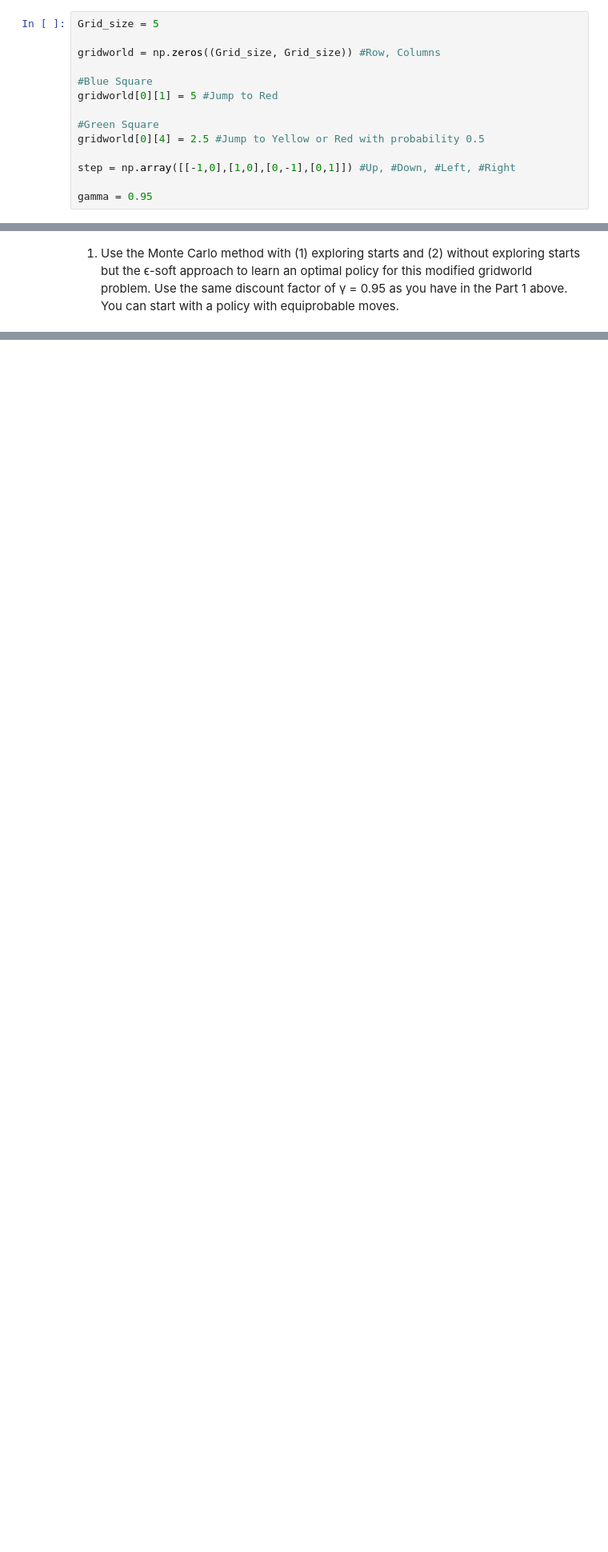
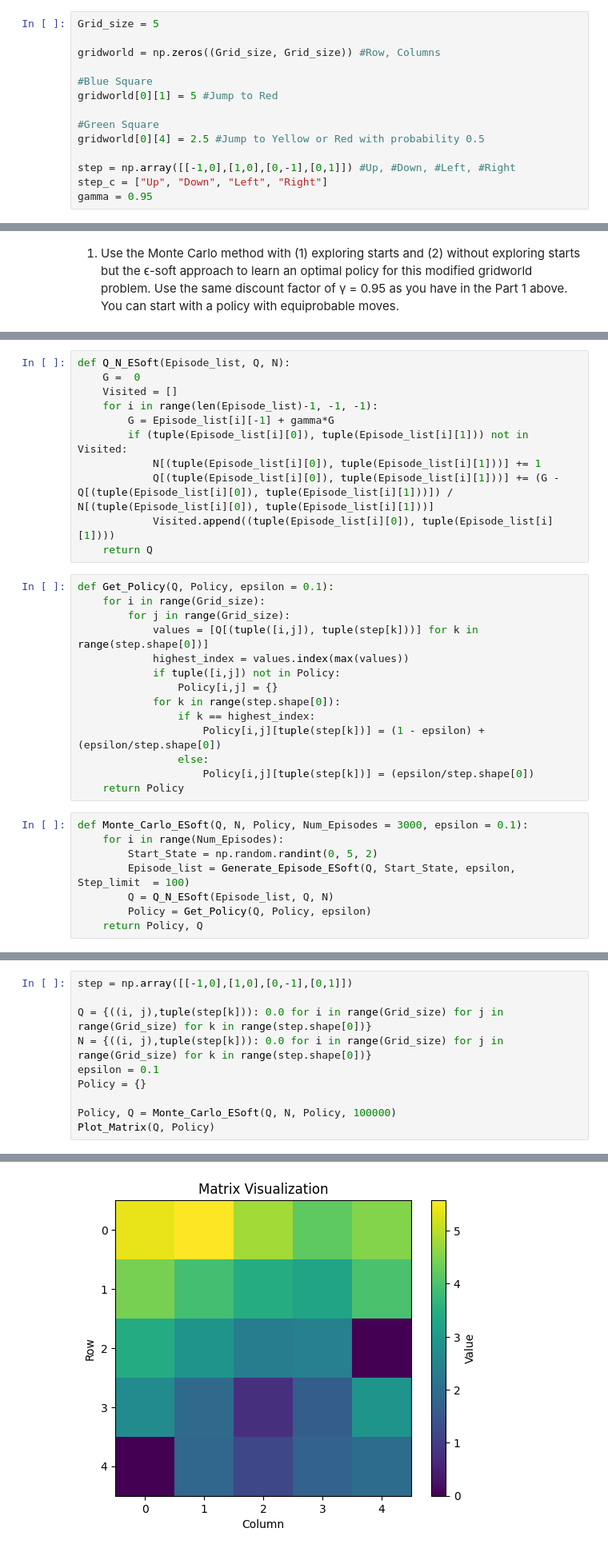
Before and after one commit to Mausoleoo/Learning-Policies-Reinforcement-Learning, a Jupyter notebook: Learning_Policies.ipynb, the cells around one changed output, grey strips where cells are left out. Shown at 80% size. Cells and saved outputs as stored; diff of their text form; blank space fills up the shorter version.

```diff
--- a/Learning_Policies.ipynb
+++ b/Learning_Policies.ipynb
@@ -28,7 +28,7 @@ gridworld[0][1] = 5 #Jump to Red
 gridworld[0][4] = 2.5 #Jump to Yellow or Red with probability 0.5
 
 step = np.array([[-1,0],[1,0],[0,-1],[0,1]]) #Up, #Down, #Left, #Right
-
+step_c = ["Up", "Down", "Left", "Right"]
 gamma = 0.95
 # %%
 def Reward_And_Transition(Current_Step, Action):
@@ -258,0 +385,33 @@ array([4, 4])
+# %%
+def Q_N_ESoft(Episode_list, Q, N):
+    G =  0
+    Visited = []
+    for i in range(len(Episode_list)-1, -1, -1):
+        G = Episode_list[i][-1] + gamma*G
+        if (tuple(Episode_list[i][0]), tuple(Episode_list[i][1])) not in Visited:
+            N[(tuple(Episode_list[i][0]), tuple(Episode_list[i][1]))] += 1
+            Q[(tuple(Episode_list[i][0]), tuple(Episode_list[i][1]))] += (G - Q[(tuple(Episode_list[i][0]), tuple(Episode_list[i][1]))]) / N[(tuple(Episode_list[i][0]), tuple(Episode_list[i][1]))]
+            Visited.append((tuple(Episode_list[i][0]), tuple(Episode_list[i][1])))
+    return Q
+# %%
+def Get_Policy(Q, Policy, epsilon = 0.1):
+    for i in range(Grid_size):
+        for j in range(Grid_size):
+            values = [Q[(tuple([i,j]), tuple(step[k]))] for k in range(step.shape[0])]
+            highest_index = values.index(max(values))
+            if tuple([i,j]) not in Policy:
+                Policy[i,j] = {}
+            for k in range(step.shape[0]):
+                if k == highest_index:
+                    Policy[i,j][tuple(step[k])] = (1 - epsilon) + (epsilon/step.shape[0])
+                else:
+                    Policy[i,j][tuple(step[k])] = (epsilon/step.shape[0])
+    return Policy
+# %%
+def Monte_Carlo_ESoft(Q, N, Policy, Num_Episodes = 3000, epsilon = 0.1):
+    for i in range(Num_Episodes):
+        Start_State = np.random.randint(0, 5, 2)
+        Episode_list = Generate_Episode_ESoft(Q, Start_State, epsilon, Step_limit  = 100)
+        Q = Q_N_ESoft(Episode_list, Q, N)
+        Policy = Get_Policy(Q, Policy, epsilon)
+    return Policy, Q
@@ -258,0 +477,11 @@ array([4, 4])
+# %%
+step = np.array([[-1,0],[1,0],[0,-1],[0,1]])
+
+Q = {((i, j),tuple(step[k])): 0.0 for i in range(Grid_size) for j in range(Grid_size) for k in range(step.shape[0])}
+N = {((i, j),tuple(step[k])): 0.0 for i in range(Grid_size) for j in range(Grid_size) for k in range(step.shape[0])}
+epsilon = 0.1
+Policy = {}
+
+Policy, Q = Monte_Carlo_ESoft(Q, N, Policy, 100000)
+Plot_Matrix(Q, Policy)
+# %% [output]
@@ -258,0 +493 @@ array([4, 4])
+[figure, added]
```
Also changed, not shown: parts of 36 cells of this notebook.
